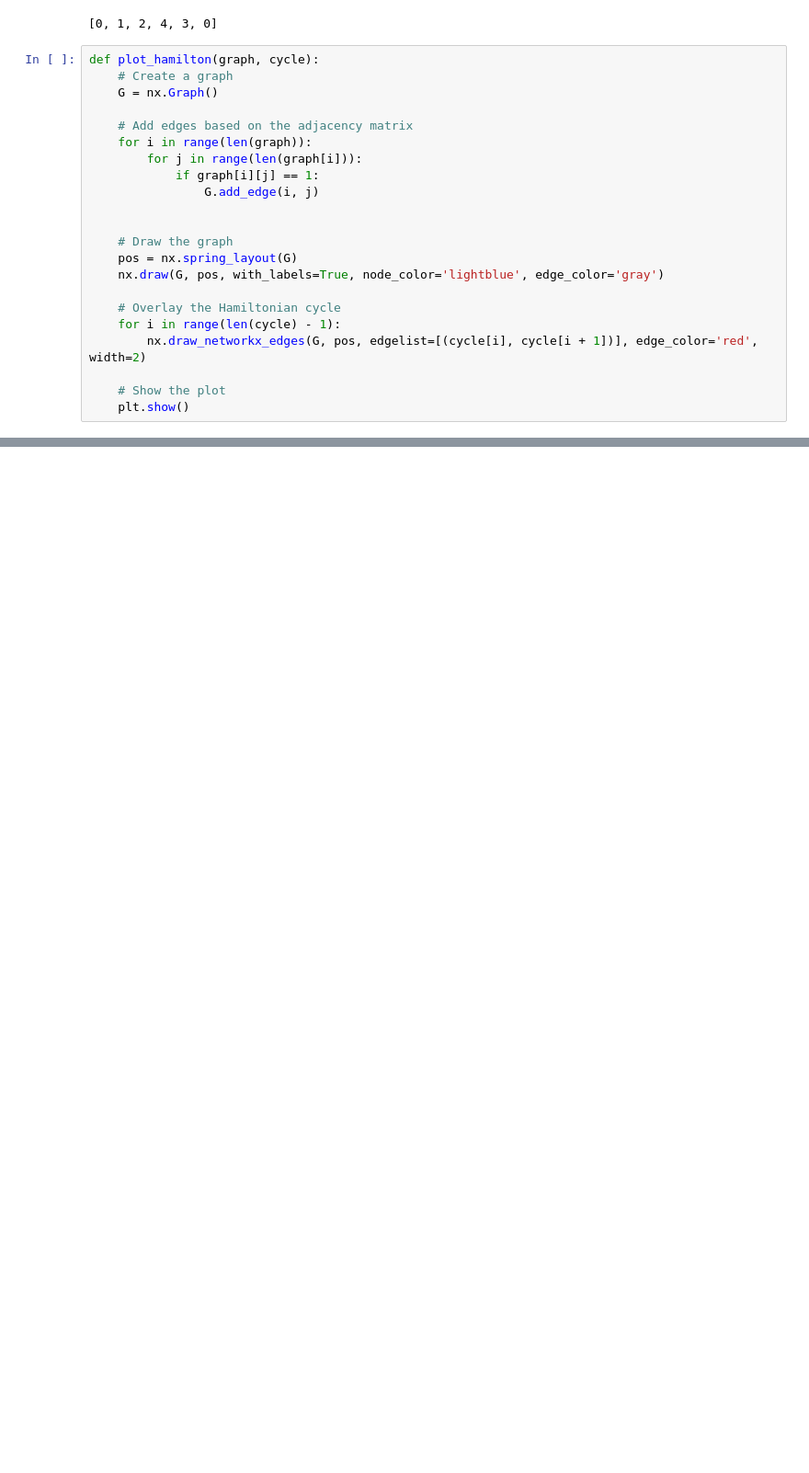
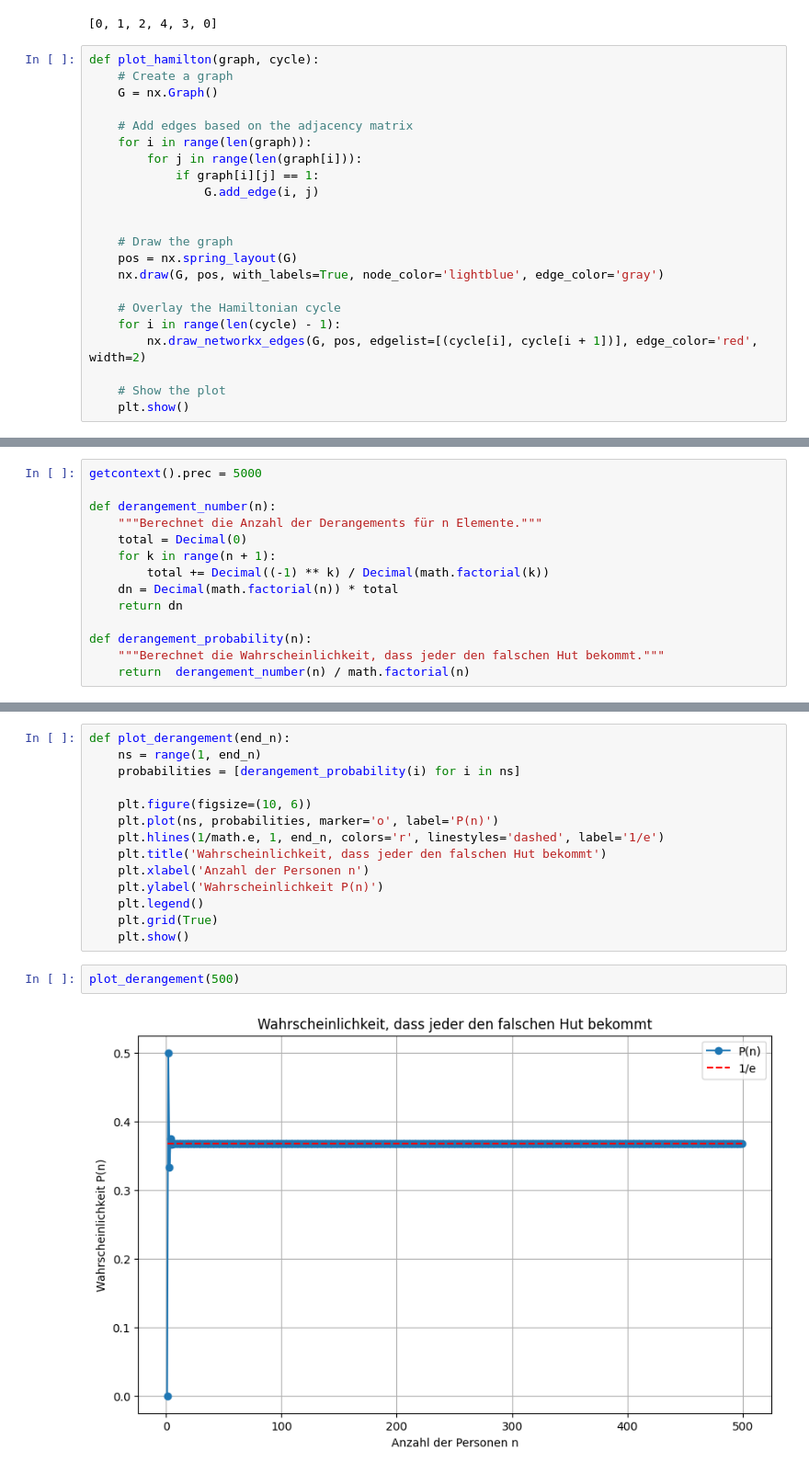
Before and after one commit to FlorianSymmank/DiskreteMath, a Jupyter notebook: notebook.ipynb, the cells around one changed output, grey strips where cells are left out. Shown at 92% size. Cells and saved outputs as stored; diff of their text form; blank space fills up the shorter version.

Commit message:
derangement

```diff
--- a/notebook.ipynb
+++ b/notebook.ipynb
@@ -1021,0 +1060,14 @@ plot_hamilton(graph, h)
+# %%
+getcontext().prec = 5000
+
+def derangement_number(n):
+    """Berechnet die Anzahl der Derangements für n Elemente."""
+    total = Decimal(0)
+    for k in range(n + 1):
+        total += Decimal((-1) ** k) / Decimal(math.factorial(k))
+    dn = Decimal(math.factorial(n)) * total
+    return dn
+
+def derangement_probability(n):
+    """Berechnet die Wahrscheinlichkeit, dass jeder den falschen Hut bekommt."""
+    return  derangement_number(n) / math.factorial(n)
@@ -1021,0 +1084,18 @@ plot_hamilton(graph, h)
+# %%
+def plot_derangement(end_n):
+    ns = range(1, end_n)
+    probabilities = [derangement_probability(i) for i in ns]
+
+    plt.figure(figsize=(10, 6))
+    plt.plot(ns, probabilities, marker='o', label='P(n)')
+    plt.hlines(1/math.e, 1, end_n, colors='r', linestyles='dashed', label='1/e')
+    plt.title('Wahrscheinlichkeit, dass jeder den falschen Hut bekommt')
+    plt.xlabel('Anzahl der Personen n')
+    plt.ylabel('Wahrscheinlichkeit P(n)')
+    plt.legend()
+    plt.grid(True)
+    plt.show()
+# %%
+plot_derangement(500)
+# %% [output]
+[figure, added]
```
Also changed, not shown: parts of 10 cells of this notebook.
